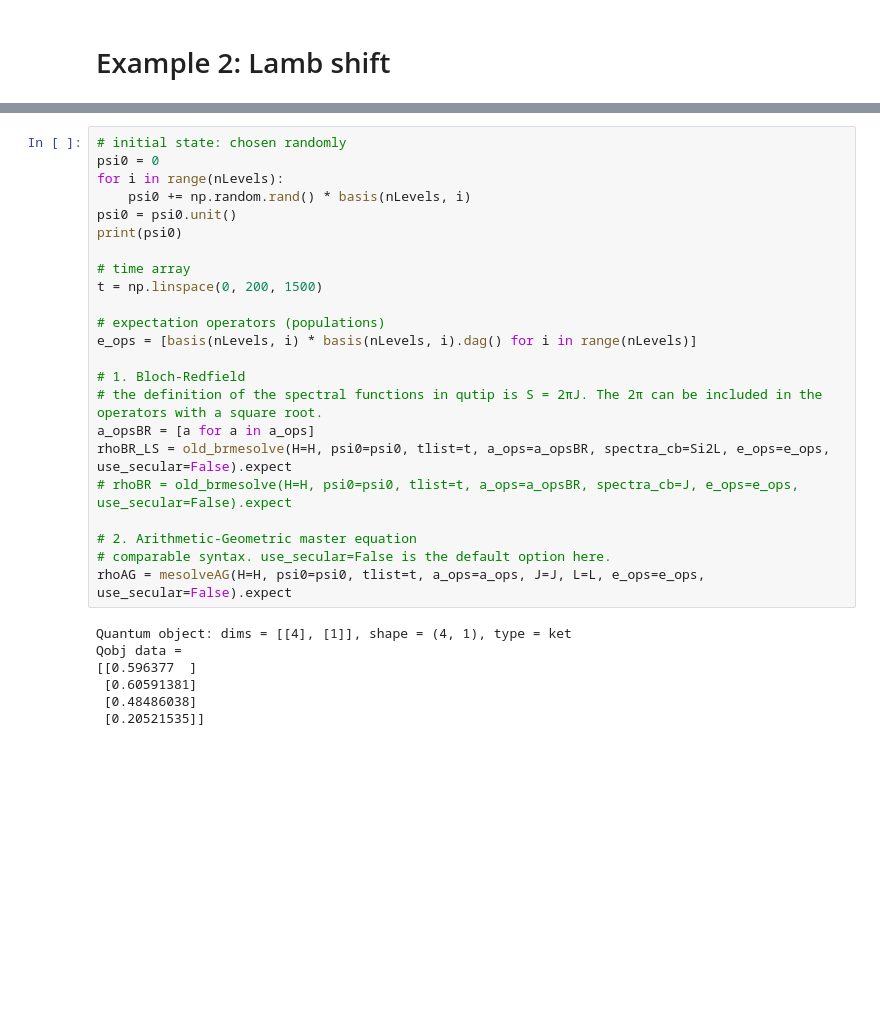
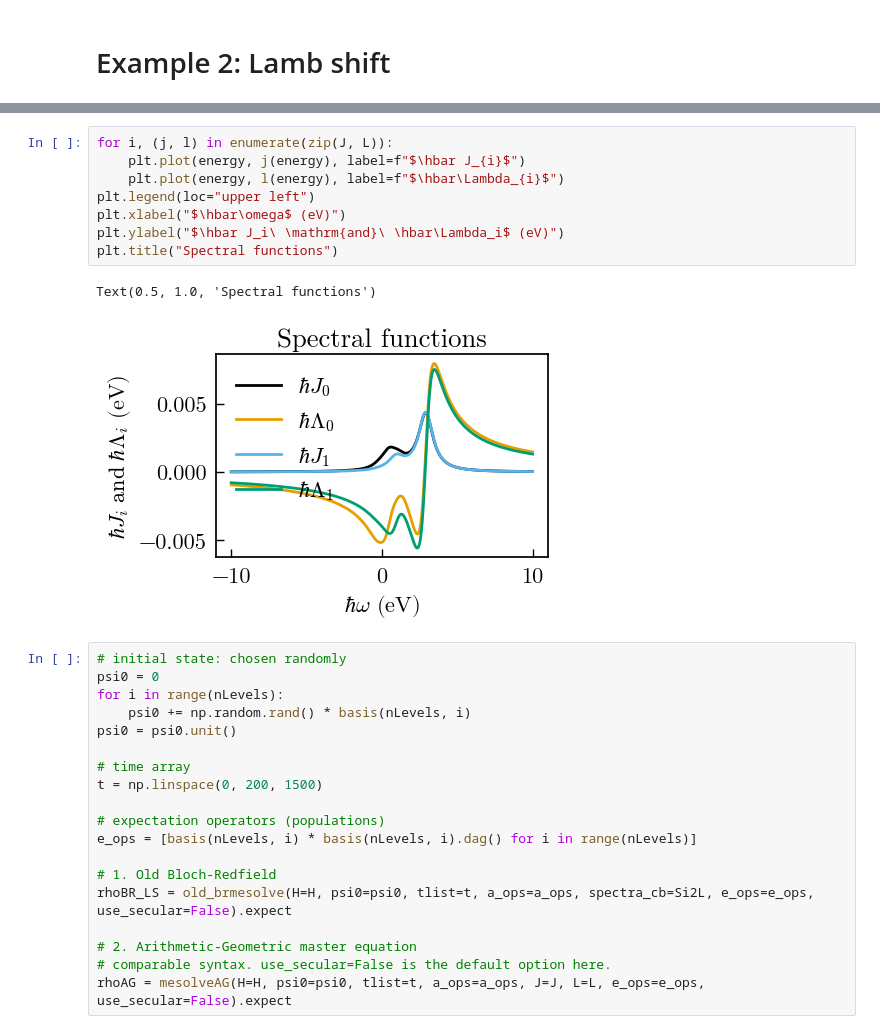
Before and after one commit to diego-fpv/lindbladAG, a Jupyter notebook: example.ipynb, the cells around one changed output, grey strips where cells are left out. Saved outputs shown, nothing was run; the diff lists cells and outputs as text; blank space fills up the shorter version.

```diff
--- a/example.ipynb
+++ b/example.ipynb
@@ -190,10 +241,20 @@ for i in range(nOperators):
+# %%
+for i, (j, l) in enumerate(zip(J, L)):
+    plt.plot(energy, j(energy), label=f"$\hbar J_{i}$")
+    plt.plot(energy, l(energy), label=f"$\hbar\Lambda_{i}$")
+plt.legend(loc="upper left")
+plt.xlabel("$\hbar\omega$ (eV)")
+plt.ylabel("$\hbar J_i\ \mathrm{and}\ \hbar\Lambda_i$ (eV)")
+plt.title("Spectral functions")
+# %% [output]
+Text(0.5, 1.0, 'Spectral functions')
+[figure, added]
 # %%
 # initial state: chosen randomly
 psi0 = 0
 for i in range(nLevels):
     psi0 += np.random.rand() * basis(nLevels, i)
 psi0 = psi0.unit()
-print(psi0)
 
 # time array
 t = np.linspace(0, 200, 1500)
@@ -201,20 +262,10 @@ t = np.linspace(0, 200, 1500)
 # expectation operators (populations)
 e_ops = [basis(nLevels, i) * basis(nLevels, i).dag() for i in range(nLevels)]
 
-# 1. Bloch-Redfield
-# the definition of the spectral functions in qutip is S = 2πJ. The 2π can be included in the operators with a square root.
-a_opsBR = [a for a in a_ops]
-rhoBR_LS = old_brmesolve(H=H, psi0=psi0, tlist=t, a_ops=a_opsBR, spectra_cb=Si2L, e_ops=e_ops, use_secular=False).expect
-# rhoBR = old_brmesolve(H=H, psi0=psi0, tlist=t, a_ops=a_opsBR, spectra_cb=J, e_ops=e_ops, use_secular=False).expect
+# 1. Old Bloch-Redfield
+rhoBR_LS = old_brmesolve(H=H, psi0=psi0, tlist=t, a_ops=a_ops, spectra_cb=Si2L, e_ops=e_ops, use_secular=False).expect
 
 # 2. Arithmetic-Geometric master equation
 # comparable syntax. use_secular=False is the default option here.
 rhoAG = mesolveAG(H=H, psi0=psi0, tlist=t, a_ops=a_ops, J=J, L=L, e_ops=e_ops, use_secular=False).expect
-# %% [output]
-Quantum object: dims = [[4], [1]], shape = (4, 1), type = ket
-Qobj data =
-[[0.596377  ]
- [0.60591381]
- [0.48486038]
- [0.20521535]]
 # %%
```
Also changed, not shown: parts of 23 cells of this notebook, 4 other files.
